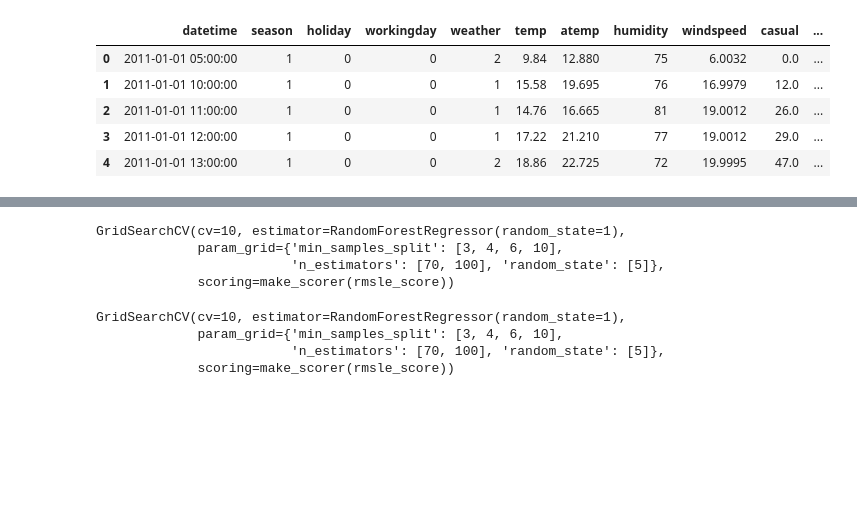
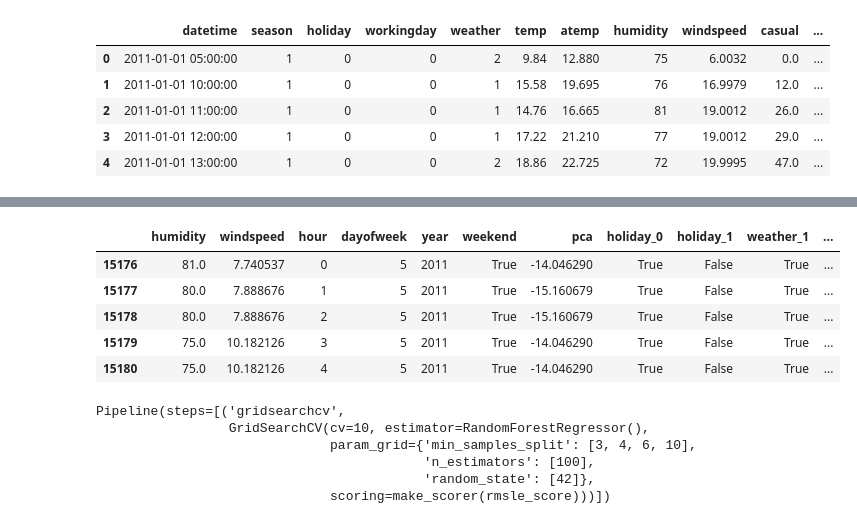
Before and after one commit to gptjddldi/kg-bike-sharing-demand, a Jupyter notebook: model.ipynb, the cells around one changed output, grey strips where cells are left out. Saved outputs shown, nothing was run; the diff lists cells and outputs as text; code cells hidden in the pictures; blank space fills up the shorter version.

```diff
--- a/model.ipynb
+++ b/model.ipynb
@@ -108 +118,3 @@ all_data = predict_humidity(all_data)
+# %%
+all_data = all_data.drop(columns=['temp', 'atemp'], axis=1)
 # %%
@@ -144,3 +134,12 @@ cas_target = np.log(cas_target+1)
+# %%
+new_train.head()
+# %% [output]
+|  | humidity | windspeed | hour | dayofweek | year | weekend | pca | holiday_0 | holiday_1 | weather_1 | ... |
+| 15176 | 81.0 | 7.740537 | 0 | 5 | 2011 | True | -14.046290 | True | False | True | ... |
+| 15177 | 80.0 | 7.888676 | 1 | 5 | 2011 | True | -15.160679 | True | False | True | ... |
+| 15178 | 80.0 | 7.888676 | 2 | 5 | 2011 | True | -15.160679 | True | False | True | ... |
+| 15179 | 75.0 | 10.182126 | 3 | 5 | 2011 | True | -14.046290 | True | False | True | ... |
+| 15180 | 75.0 | 10.182126 | 4 | 5 | 2011 | True | -14.046290 | True | False | True | ... |
 # %%
 import numpy as np
 def rmsle_score(preds, true):
@@ -159,19 +157,13 @@ from sklearn.model_selection import GridSearchCV
 from sklearn.pipeline import make_pipeline
 from sklearn.ensemble import RandomForestRegressor
 
-param_Rf =  {'min_samples_split' : [3,4,6,10], 'n_estimators' : [70,100], 'random_state': [5] }
-cas_RF = GridSearchCV(RandomForestRegressor(random_state=1), param_Rf, cv=10, scoring = RMSLE)
-cas_RF.fit(cas_X_train, cas_y_train)
+param_Rf =  {'min_samples_split' : [3,4,6,10], 'n_estimators' : [100], 'random_state': [42] }
+RF = make_pipeline(GridSearchCV(RandomForestRegressor(), param_Rf, cv=10, scoring = RMSLE))
+RF.fit(X_train, y_train)
 # %% [output]
-GridSearchCV(cv=10, estimator=RandomForestRegressor(random_state=1),
-             param_grid={'min_samples_split': [3, 4, 6, 10],
-                         'n_estimators': [70, 100], 'random_state': [5]},
-             scoring=make_scorer(rmsle_score))
+Pipeline(steps=[('gridsearchcv',
+                 GridSearchCV(cv=10, estimator=RandomForestRegressor(),
+                              param_grid={'min_samples_split': [3, 4, 6, 10],
+                                          'n_estimators': [100],
+                                          'random_state': [42]},
+                              scoring=make_scorer(rmsle_score)))])
-# %%
-reg_RF = GridSearchCV(RandomForestRegressor(random_state=1), param_Rf, cv=10, scoring = RMSLE)
-reg_RF.fit(reg_X_train, reg_y_train)
-# %% [output]
-GridSearchCV(cv=10, estimator=RandomForestRegressor(random_state=1),
-             param_grid={'min_samples_split': [3, 4, 6, 10],
-                         'n_estimators': [70, 100], 'random_state': [5]},
-             scoring=make_scorer(rmsle_score))
```
Also changed, not shown: parts of 31 cells of this notebook, 1 other file.
